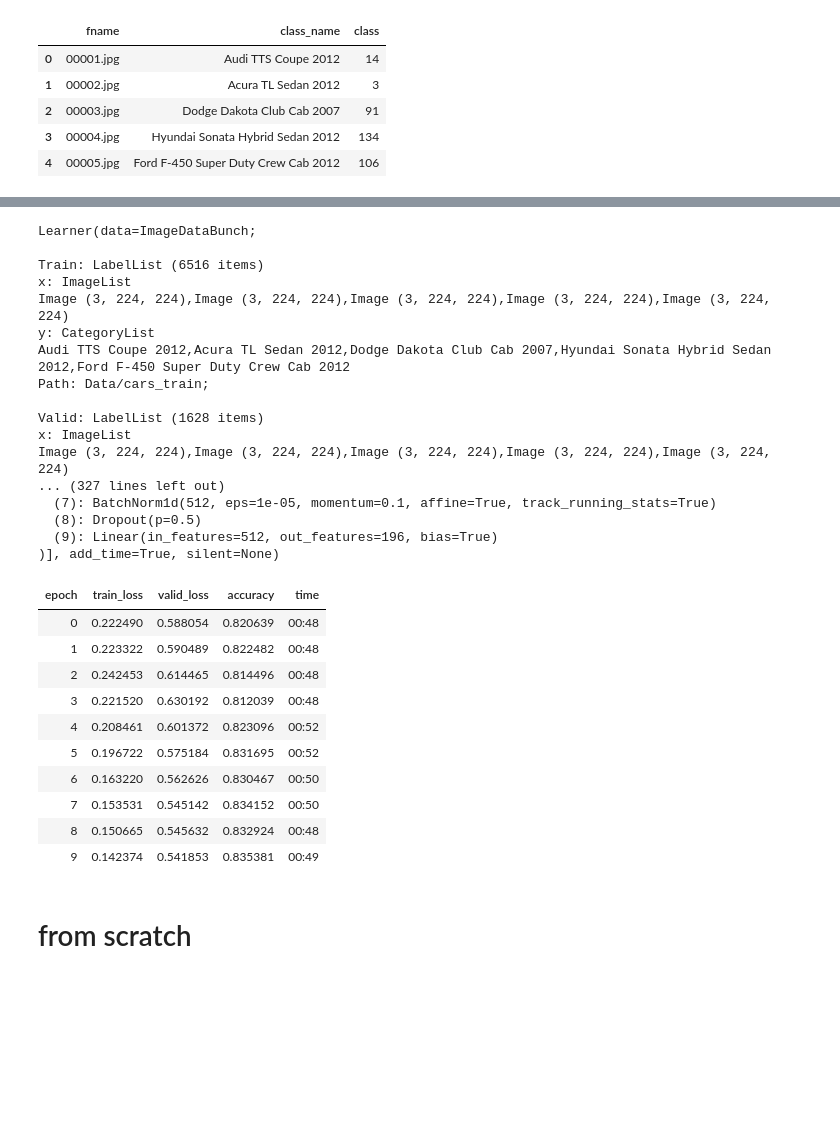
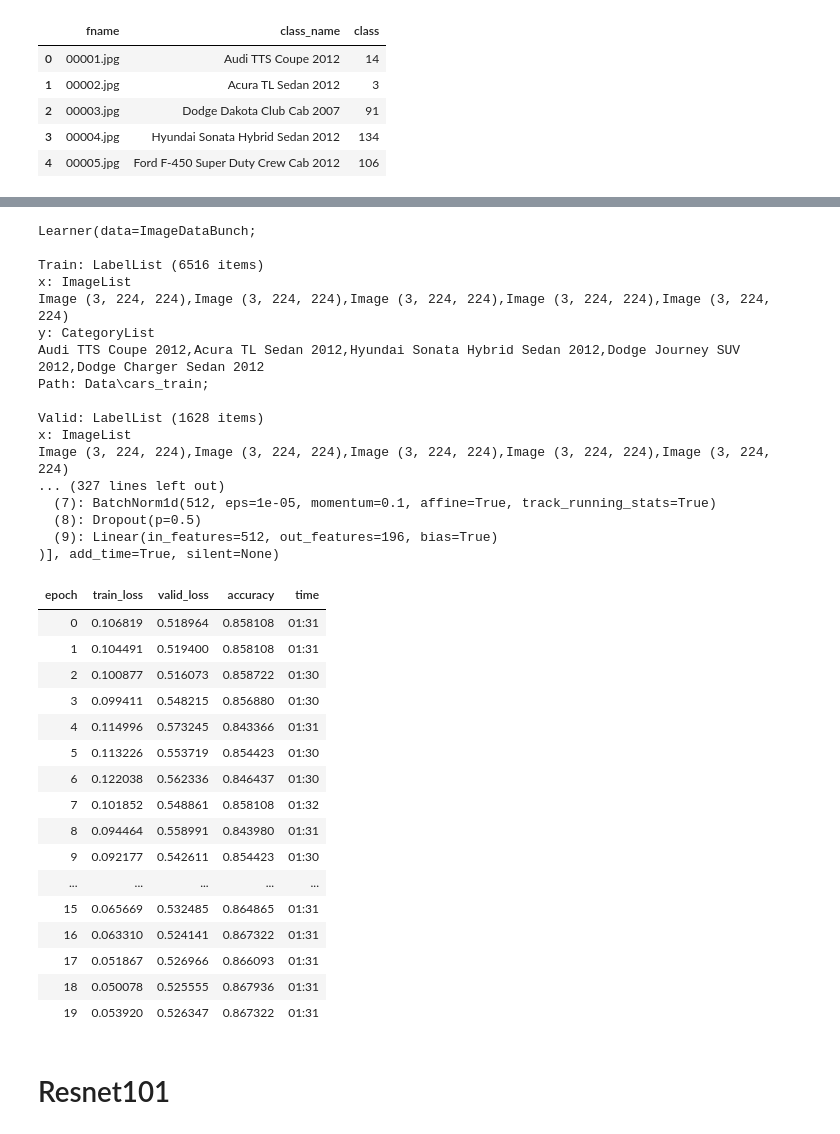
Before and after one commit to zerothphase/ai4sea_cv_challenge, a Jupyter notebook: 01_Baseline.ipynb, the cells around one changed output, grey strips where cells are left out. Cells and saved outputs as stored; diff of their text form; code cells hidden in the pictures; blank space fills up the shorter version.

```diff
--- a/01_Baseline.ipynb
+++ b/01_Baseline.ipynb
@@ -114,3 +112,15 @@ tfms = get_transforms()
+# %%
+tfms = get_transforms(
+    do_flip = True,
+    flip_vert = False,
+    max_rotate = 30.0,
+    max_zoom = 0.5,
+    max_lighting = 0.2,
+    max_warp = 0.2,
+    p_affine = 0.75,
+    p_lighting = 0.75,
+#     xtra_tfms = rand_resize_crop(size=224, max_scale=0.8)
+)
 # %%
 img_data = ImageDataBunch.from_df(train_path, train_df,
-                                  ds_tfms=tfms, size=224, fn_col=0, label_col=1, valid_pct=0.2, bs=64)
+                                  ds_tfms=tfms, size=300, fn_col=0, label_col=1, valid_pct=0.2, bs=32)
@@ -130,4 +142,4 @@ LR Finder is complete, type {learner_name}.recorder.plot() to see the graph.
 # %%
-learn.fit_one_cycle(8, 1e-2)
+learn.fit_one_cycle(10, 1e-2)
 # %% [output]
 | epoch | train_loss | valid_loss | accuracy | time |
@@ -165,6 +179,6 @@ Image (3, 224, 224),Image (3, 224, 224),Image (3, 224, 224),Image (3, 224, 224),
 learn.unfreeze()
 # %%
 lr = 3e-3
-learn.fit_one_cycle(10, slice(lr/100, lr/10, lr))
+learn.fit_one_cycle(20, slice(lr/100, lr/10, lr))
 # %% [output]
 | epoch | train_loss | valid_loss | accuracy | time |
@@ -189,8 +209,8 @@ Train: LabelList (6516 items)
 x: ImageList
 Image (3, 224, 224),Image (3, 224, 224),Image (3, 224, 224),Image (3, 224, 224),Image (3, 224, 224)
 y: CategoryList
-Audi TTS Coupe 2012,Acura TL Sedan 2012,Dodge Dakota Club Cab 2007,Hyundai Sonata Hybrid Sedan 2012,Ford F-450 Super Duty Crew Cab 2012
-Path: Data/cars_train;
+Audi TTS Coupe 2012,Acura TL Sedan 2012,Hyundai Sonata Hybrid Sedan 2012,Dodge Journey SUV 2012,Dodge Charger Sedan 2012
+Path: Data\cars_train;
 
 Valid: LabelList (1628 items)
 x: ImageList
@@ -202,20 +222,26 @@ Image (3, 224, 224),Image (3, 224, 224),Image (3, 224, 224),Image (3, 224, 224),
 )], add_time=True, silent=None)
 # %%
 lr = 1e-3
-learn.fit_one_cycle(10, slice(lr/100, lr/10, lr))
+learn.fit_one_cycle(20, slice(lr/100, lr/10, lr))
 # %% [output]
 | epoch | train_loss | valid_loss | accuracy | time |
-| 0 | 0.222490 | 0.588054 | 0.820639 | 00:48 |
-| 1 | 0.223322 | 0.590489 | 0.822482 | 00:48 |
-| 2 | 0.242453 | 0.614465 | 0.814496 | 00:48 |
-| 3 | 0.221520 | 0.630192 | 0.812039 | 00:48 |
-| 4 | 0.208461 | 0.601372 | 0.823096 | 00:52 |
-| 5 | 0.196722 | 0.575184 | 0.831695 | 00:52 |
-| 6 | 0.163220 | 0.562626 | 0.830467 | 00:50 |
-| 7 | 0.153531 | 0.545142 | 0.834152 | 00:50 |
-| 8 | 0.150665 | 0.545632 | 0.832924 | 00:48 |
-| 9 | 0.142374 | 0.541853 | 0.835381 | 00:49 |
+| 0 | 0.106819 | 0.518964 | 0.858108 | 01:31 |
+| 1 | 0.104491 | 0.519400 | 0.858108 | 01:31 |
+| 2 | 0.100877 | 0.516073 | 0.858722 | 01:30 |
+| 3 | 0.099411 | 0.548215 | 0.856880 | 01:30 |
+| 4 | 0.114996 | 0.573245 | 0.843366 | 01:31 |
+| 5 | 0.113226 | 0.553719 | 0.854423 | 01:30 |
+| 6 | 0.122038 | 0.562336 | 0.846437 | 01:30 |
+| 7 | 0.101852 | 0.548861 | 0.858108 | 01:32 |
+| 8 | 0.094464 | 0.558991 | 0.843980 | 01:31 |
+| 9 | 0.092177 | 0.542611 | 0.854423 | 01:30 |
+| ... | ... | ... | ... | ... |
+| 15 | 0.065669 | 0.532485 | 0.864865 | 01:31 |
+| 16 | 0.063310 | 0.524141 | 0.867322 | 01:31 |
+| 17 | 0.051867 | 0.526966 | 0.866093 | 01:31 |
+| 18 | 0.050078 | 0.525555 | 0.867936 | 01:31 |
+| 19 | 0.053920 | 0.526347 | 0.867322 | 01:31 |
 # %%
 learn.save('all_trained_2')
-# %% [markdown]
-# from scratch
+# %% [markdown]
+# Resnet101
```
Also changed, not shown: parts of 34 cells of this notebook.
